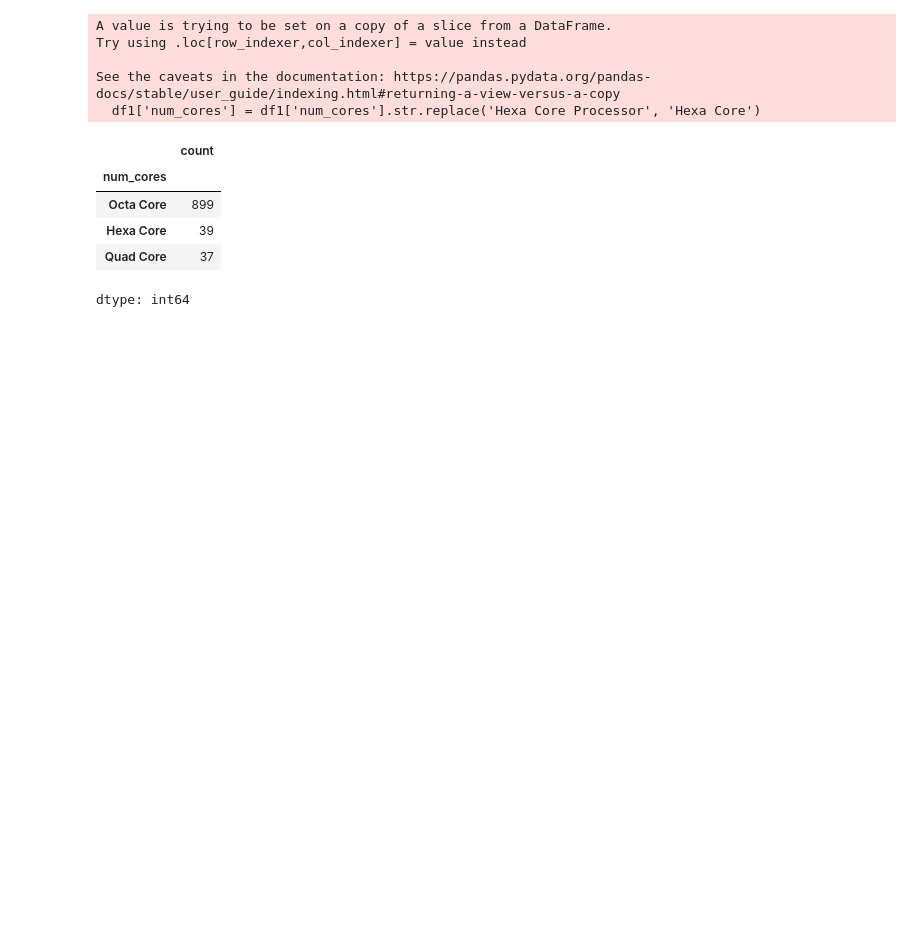
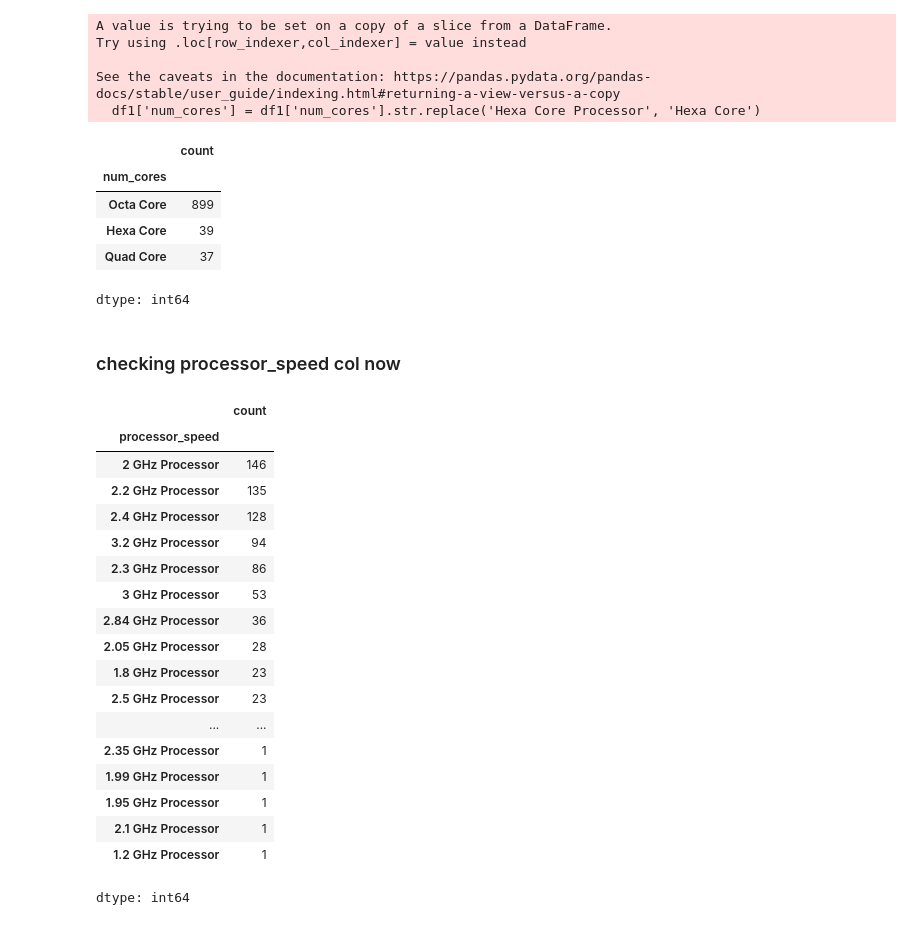
Before and after one commit to Muhammad-Waleed-Source/Data-Analysis-Process, a Jupyter notebook: Data Cleaning/1-Data-Cleaning.ipynb, the cells around one changed output. Drawn from its saved outputs; the diff is of its cells as text; code cells hidden in the pictures; blank space fills up the shorter version.

```diff
--- a/Data Cleaning/1-Data-Cleaning.ipynb
+++ b/Data Cleaning/1-Data-Cleaning.ipynb
@@ -1412,3 +1412,29 @@ df1['num_cores'].value_counts()
 | Hexa Core | 39 |
 | Quad Core | 37 |
 dtype: int64
+# %% [markdown]
+### checking processor_speed col now
+# %%
+df1['processor_speed'].value_counts()
+
+# we do not have issue with the data, but we all know the speed unit is same for all, just converting these values to integer by removing GHz
+# %% [output]
+|  | count |
+| processor_speed |  |
+| 2 GHz Processor | 146 |
+| 2.2 GHz Processor | 135 |
+| 2.4 GHz Processor | 128 |
+| 3.2 GHz Processor | 94 |
+| 2.3 GHz Processor | 86 |
+| 3 GHz Processor | 53 |
+| 2.84 GHz Processor | 36 |
+| 2.05 GHz Processor | 28 |
+| 1.8 GHz Processor | 23 |
+| 2.5 GHz Processor | 23 |
+| ... | ... |
+| 2.35 GHz Processor | 1 |
+| 1.99 GHz Processor | 1 |
+| 1.95 GHz Processor | 1 |
+| 2.1 GHz Processor | 1 |
+| 1.2 GHz Processor | 1 |
+dtype: int64
```
Also changed, not shown: parts of 8 cells of this notebook.
